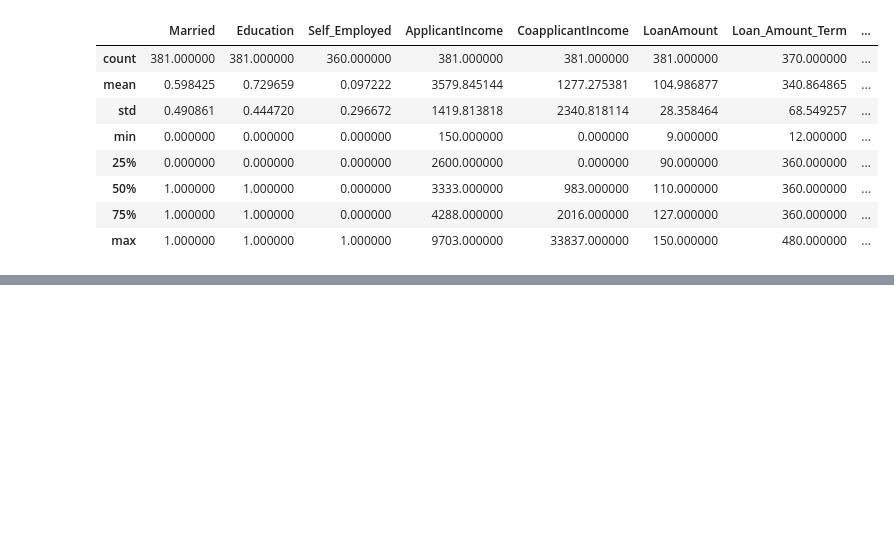
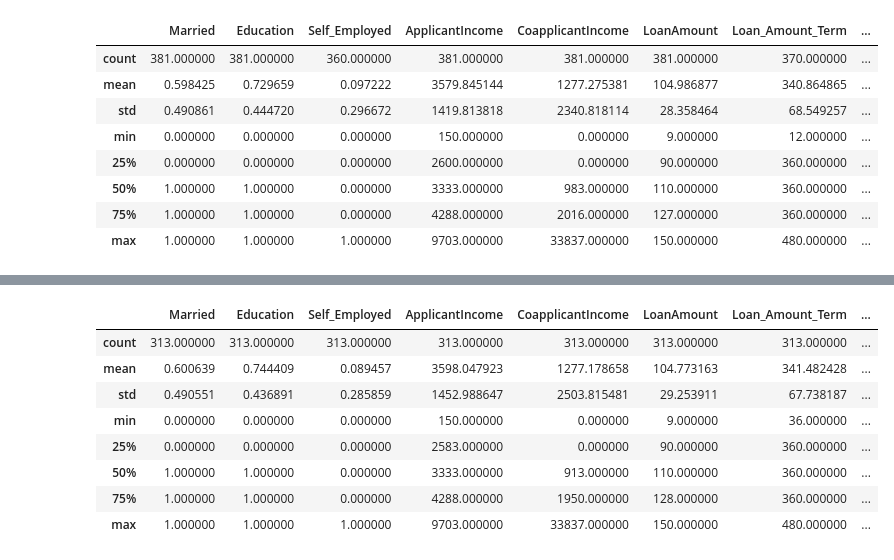
Before and after one commit to Lazarevasn/experiments, a Jupyter notebook: notebooks/loans.ipynb, the cells around one changed output, grey strips where cells are left out. Cells and saved outputs as stored; diff of their text form; code cells hidden in the pictures; blank space fills up the shorter version.

```diff
--- a/notebooks/loans.ipynb
+++ b/notebooks/loans.ipynb
@@ -104,3 +104,5 @@ loan_data.describe()
 | 50% | 1.000000 | 1.000000 | 0.000000 | 3333.000000 | 983.000000 | 110.000000 | 360.000000 | ... |
 | 75% | 1.000000 | 1.000000 | 0.000000 | 4288.000000 | 2016.000000 | 127.000000 | 360.000000 | ... |
 | max | 1.000000 | 1.000000 | 1.000000 | 9703.000000 | 33837.000000 | 150.000000 | 480.000000 | ... |
+# %%
+cvrtd_loan_data = loan_data.convert_dtypes(convert_boolean=False, convert_integer=False, convert_floating=False)
@@ -107 +177,13 @@ loan_data.describe()
+# %%
+cvrtd_loan_data.describe()
+# %% [output]
+|  | Married | Education | Self_Employed | ApplicantIncome | CoapplicantIncome | LoanAmount | Loan_Amount_Term | ... |
+| count | 313.000000 | 313.000000 | 313.000000 | 313.000000 | 313.000000 | 313.000000 | 313.000000 | ... |
+| mean | 0.600639 | 0.744409 | 0.089457 | 3598.047923 | 1277.178658 | 104.773163 | 341.482428 | ... |
+| std | 0.490551 | 0.436891 | 0.285859 | 1452.988647 | 2503.815481 | 29.253911 | 67.738187 | ... |
+| min | 0.000000 | 0.000000 | 0.000000 | 150.000000 | 0.000000 | 9.000000 | 36.000000 | ... |
+| 25% | 0.000000 | 0.000000 | 0.000000 | 2583.000000 | 0.000000 | 90.000000 | 360.000000 | ... |
+| 50% | 1.000000 | 1.000000 | 0.000000 | 3333.000000 | 913.000000 | 110.000000 | 360.000000 | ... |
+| 75% | 1.000000 | 1.000000 | 0.000000 | 4288.000000 | 1950.000000 | 128.000000 | 360.000000 | ... |
+| max | 1.000000 | 1.000000 | 1.000000 | 9703.000000 | 33837.000000 | 150.000000 | 480.000000 | ... |
 # %%
```
Also changed, not shown: parts of 15 cells of this notebook.
